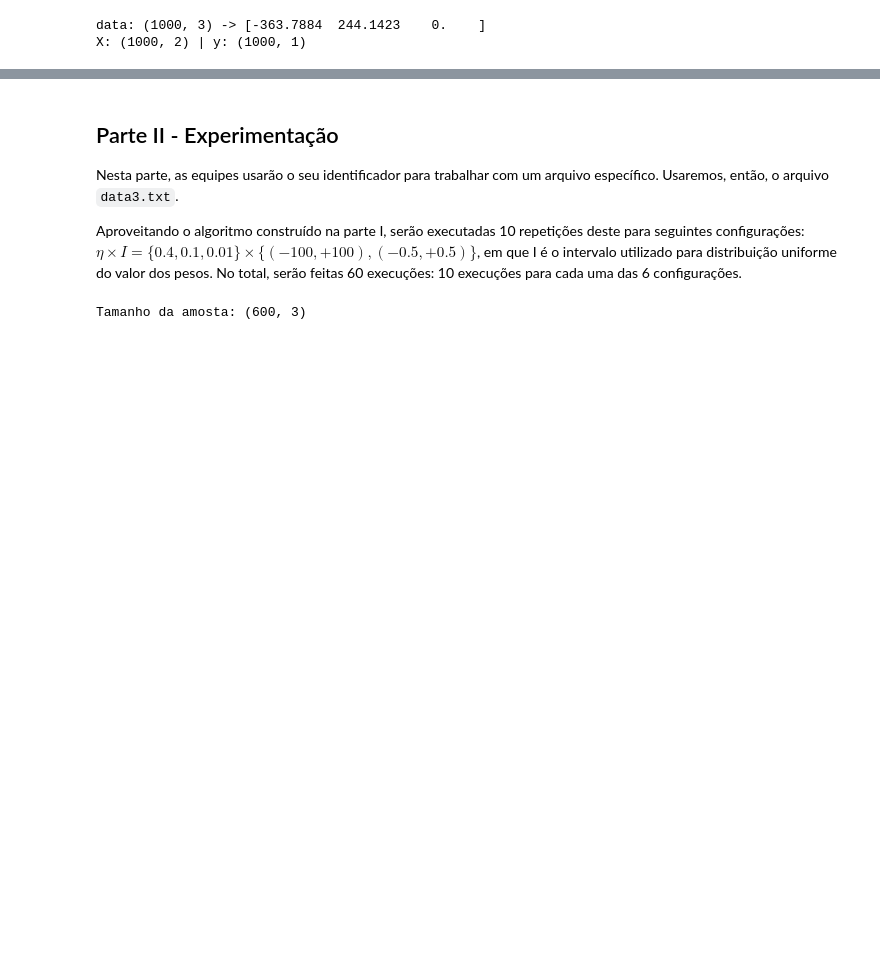
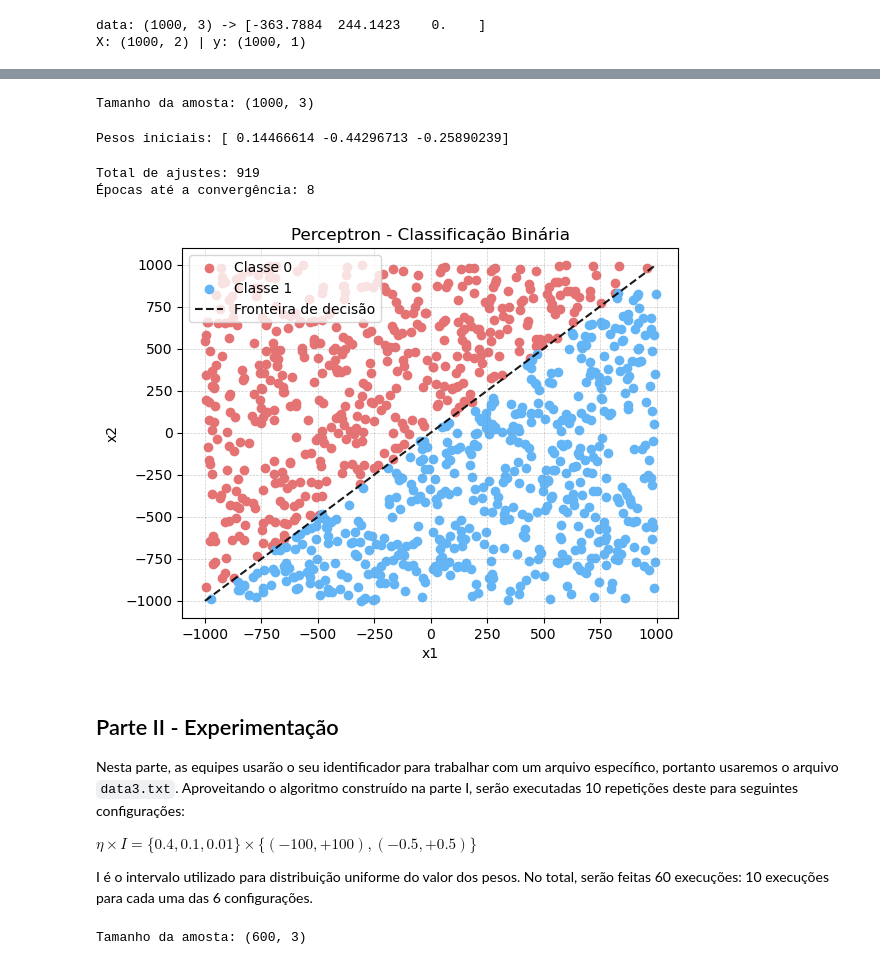
Before and after one commit to ErikExatas/Redes-Neurais-Artificiais-PP2.1, a Jupyter notebook: src/perceptron-rosenblatt.ipynb, the cells around one changed output, grey strips where cells are left out. Saved outputs shown, nothing was run; the diff lists cells and outputs as text; code cells hidden in the pictures; blank space fills up the shorter version.

Commit message:
feat: adiciona parte I no arquivo principal

````diff
--- a/src/perceptron-rosenblatt.ipynb
+++ b/src/perceptron-rosenblatt.ipynb
@@ -50,9 +55,53 @@ X: (1000, 2) | y: (1000, 1)
+# %%
+data = get_ndarray_from_file(f"./data/dataAll.txt")
+X1, y1 = split_data(data)
+
+print(f"Tamanho da amosta: {data.shape}")
+# %% [output]
+Tamanho da amosta: (1000, 3)
+# %%
+d_interval = (-0.5, 0.5)
+perceptron = Perceptron(X1.shape[1], d_interval)
+
+print(f"Pesos iniciais: {perceptron.weights}")
+# %% [output]
+Pesos iniciais: [ 0.14466614 -0.44296713 -0.25890239]
+# %%
+epochs, adjusts = perceptron.train(X1, y1, learning_rate=0.1)
+
+print(f"Total de ajustes: {adjusts}")
+print(f"Épocas até a convergência: {epochs}")
+# %% [output]
+Total de ajustes: 919
+Épocas até a convergência: 8
+# %%
+classe_0 = X[y.ravel() == 0]
+classe_1 = X[y.ravel() == 1]
+
+plt.scatter(classe_0[:, 0], classe_0[:, 1], color='#E57373', label='Classe 0')
+plt.scatter(classe_1[:, 0], classe_1[:, 1], color='#64B5F6', label='Classe 1')
+
+w = perceptron.weights
+x_vals = np.linspace(np.min(X[:, 0]), np.max(X[:, 0]), 100)
+y_vals = -(w[0] + w[1] * x_vals) / w[2]
+plt.plot(x_vals, y_vals, color='black', linestyle='--', alpha=0.9, label='Fronteira de decisão')
+
+plt.xlabel('x1')
+plt.ylabel('x2')
+plt.legend()
+plt.title('Perceptron - Classificação Binária')
+plt.grid(True, alpha=0.4, linestyle='--', linewidth=0.5, color='gray')
+plt.show()
+# %% [output]
+[figure, added]
 # %% [markdown]
 ## Parte II - Experimentação
 
-Nesta parte, as equipes usarão o seu identificador para trabalhar com um arquivo específico. Usaremos, então, o arquivo ```data3.txt```.
+Nesta parte, as equipes usarão o seu identificador para trabalhar com um arquivo específico, portanto usaremos o arquivo `data3.txt`. Aproveitando o algoritmo construído na parte I, serão executadas 10 repetições deste para seguintes configurações:
 
-Aproveitando o algoritmo construído na parte I, serão executadas 10 repetições deste para seguintes configurações: $\eta \times I = \{0.4, 0.1, 0.01\} \times \{(-100, +100), (-0.5, +0.5)\}$, em que I é o intervalo utilizado para distribuição uniforme do valor dos pesos. No total, serão feitas 60 execuções: 10 execuções para cada uma das 6 configurações.
+$\eta \times I = \{0.4, 0.1, 0.01\} \times \{(-100, +100), (-0.5, +0.5)\}$
+
+I é o intervalo utilizado para distribuição uniforme do valor dos pesos. No total, serão feitas 60 execuções: 10 execuções para cada uma das 6 configurações.
 # %%
 data = get_ndarray_from_file(f"./data/data{id}.txt")
 X3, y3 = split_data(data)
````
Also changed, not shown: parts of 3 cells of this notebook.
